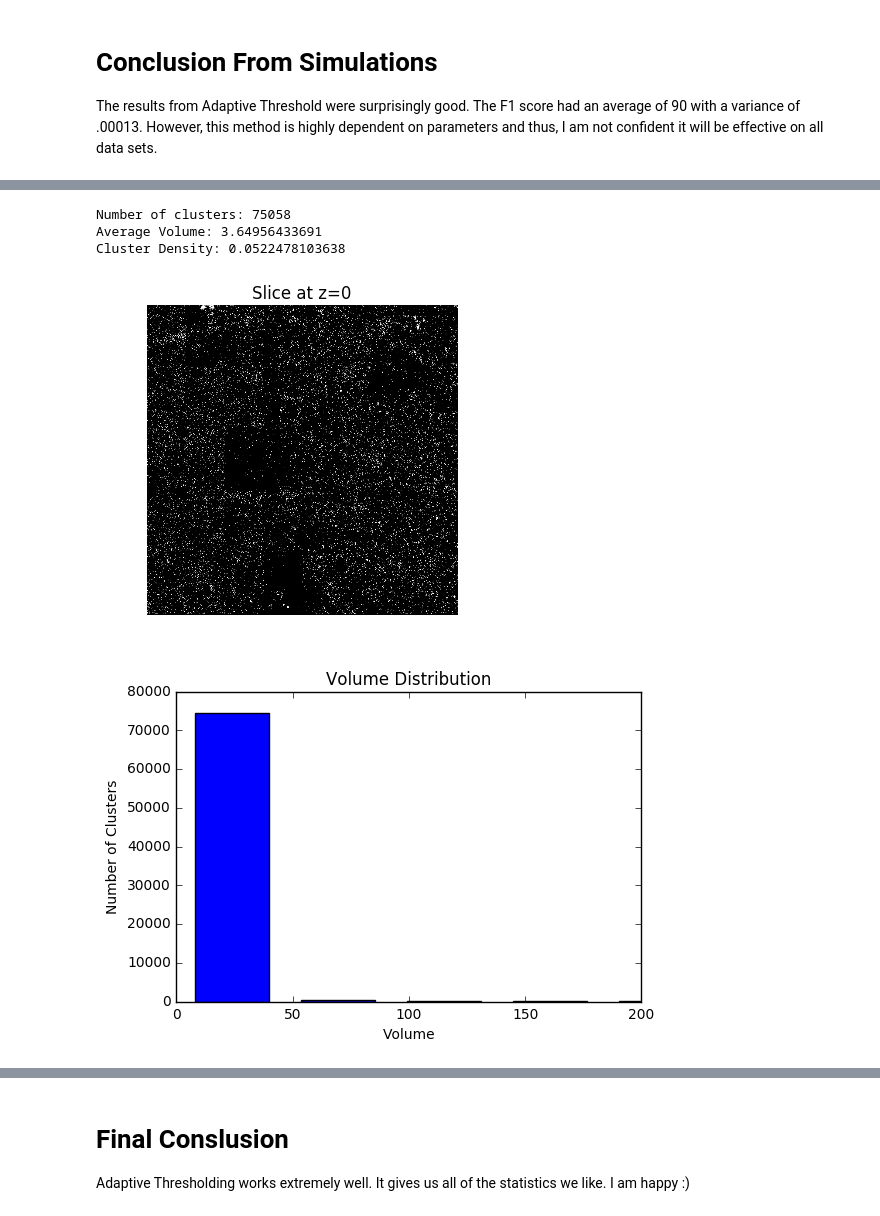
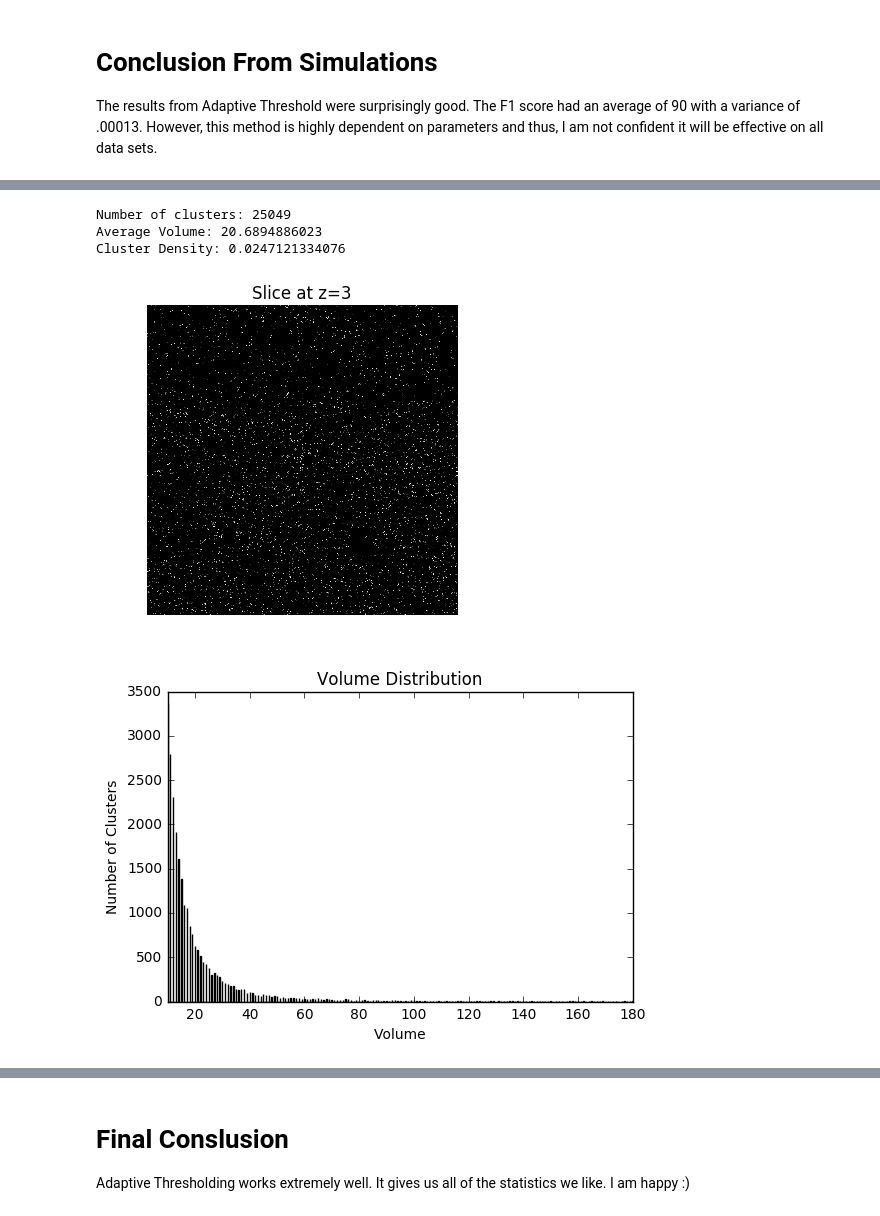
Before and after one commit to NeuroDataDesign/pan-synapse, a Jupyter notebook: background/AdaptiveThresholding_Algorithms.md.ipynb, the cells around one changed output, grey strips where cells are left out. Saved outputs shown, nothing was run; the diff lists cells and outputs as text; code cells hidden in the pictures.

Commit message:
edited Adaptive Thresholding notebook

```diff
--- a/background/AdaptiveThresholding_Algorithms.md.ipynb
+++ b/background/AdaptiveThresholding_Algorithms.md.ipynb
@@ -26,7 +26,7 @@ IFrame("AdaptivePseudocode.pdf", width=600, height=600)
 # %% [markdown]
 # 2. Actual Code
 # %%
-def adaptiveThreshold(inImg, sx, sy, sz, p):
+def adaptiveThreshold(inImg, sz, sy, sx, p):
     outImg = np.zeros_like(inImg)
     shape = outImg.shape
     subXLen = shape[0]/sx
@@ -351,4 +339,6 @@ Adaptive Filer:
 # Conclusion From Simulations
 The results from Adaptive Threshold were surprisingly good. The F1 score had an average of 90 with a variance of .00013. However, this method is highly dependent on parameters and thus, I am not confident it will be effective on all data sets.
 # %%
-data0 = tIO.unzipChannels(tIO.loadTiff('../data/SEP-GluA1-KI_tp1.tif'))[0][5:10]
+data0 = tIO.unzipChannels(tIO.loadTiff('../data/SEP-GluA1-KI_tp1.tif'))[0]
+# %%
+data0Sub = data0[115:135]
@@ -355,13 +351,13 @@ data0 = tIO.unzipChannels(tIO.loadTiff('../data/SEP-GluA1-KI_tp1.tif'))[0][5:10]
 # %%
-realAdaptive = adaptiveThreshold(data0, 5, 5, 8, 93)
+realAdaptive = adaptiveThreshold(data0Sub, 64, 64, 5, 93)
 # %%
-cLib.clusterAnalysis(realAdaptive, lowerFence=0, upperFence=200, sliceVis=0, bins=50)
+cLib.clusterAnalysis(realAdaptive, lowerFence=10, upperFence=180, sliceVis=3, bins=1000)
 # %% [output]
-Number of clusters: 75058
-Average Volume: 3.64956433691
-Cluster Density: 0.0522478103638
+Number of clusters: 25049
+Average Volume: 20.6894886023
+Cluster Density: 0.0247121334076
-[figure, old version]
+[figure, new version]
-[figure, old version]
+[figure, new version]
 [interactive output not drawn]
 [interactive output not drawn]
 [interactive output not drawn]
```
Also changed, not shown: parts of 9 cells of this notebook.
